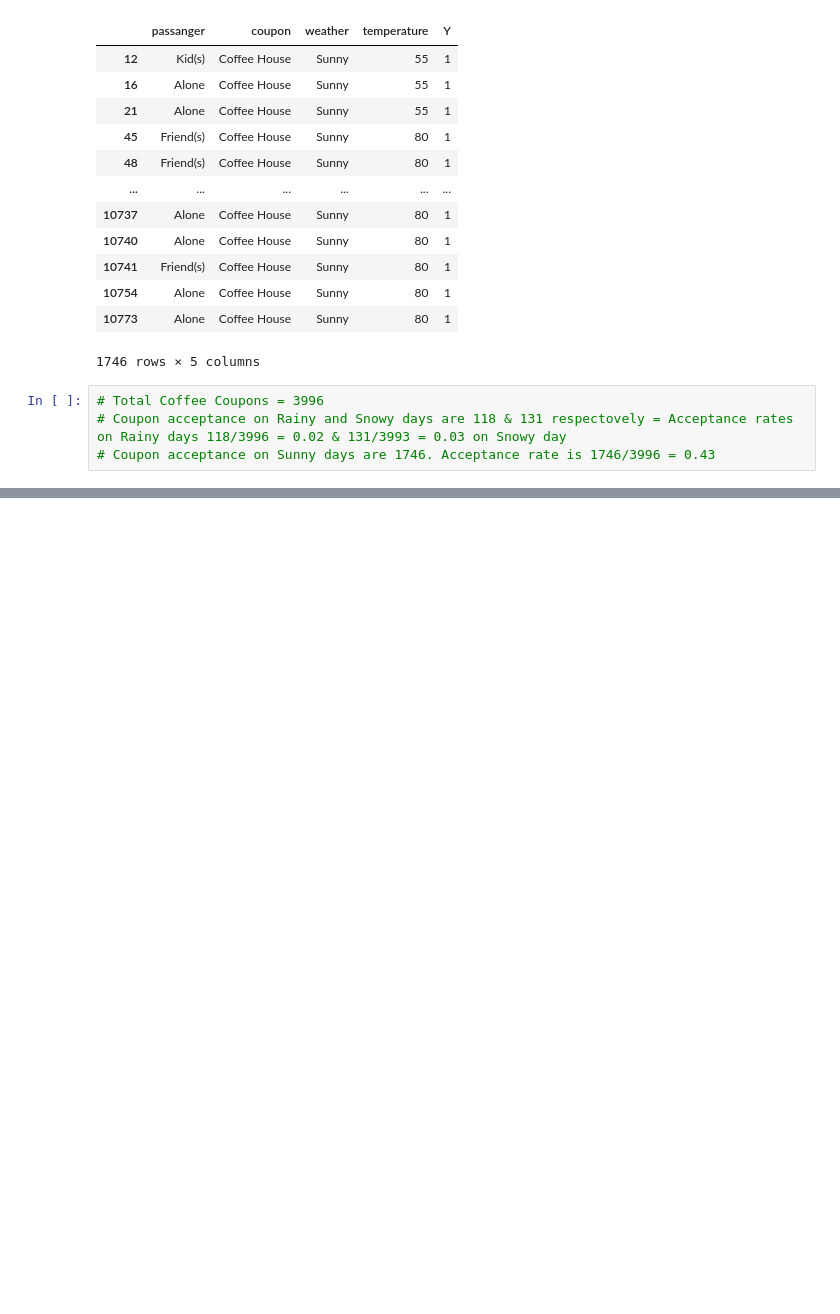
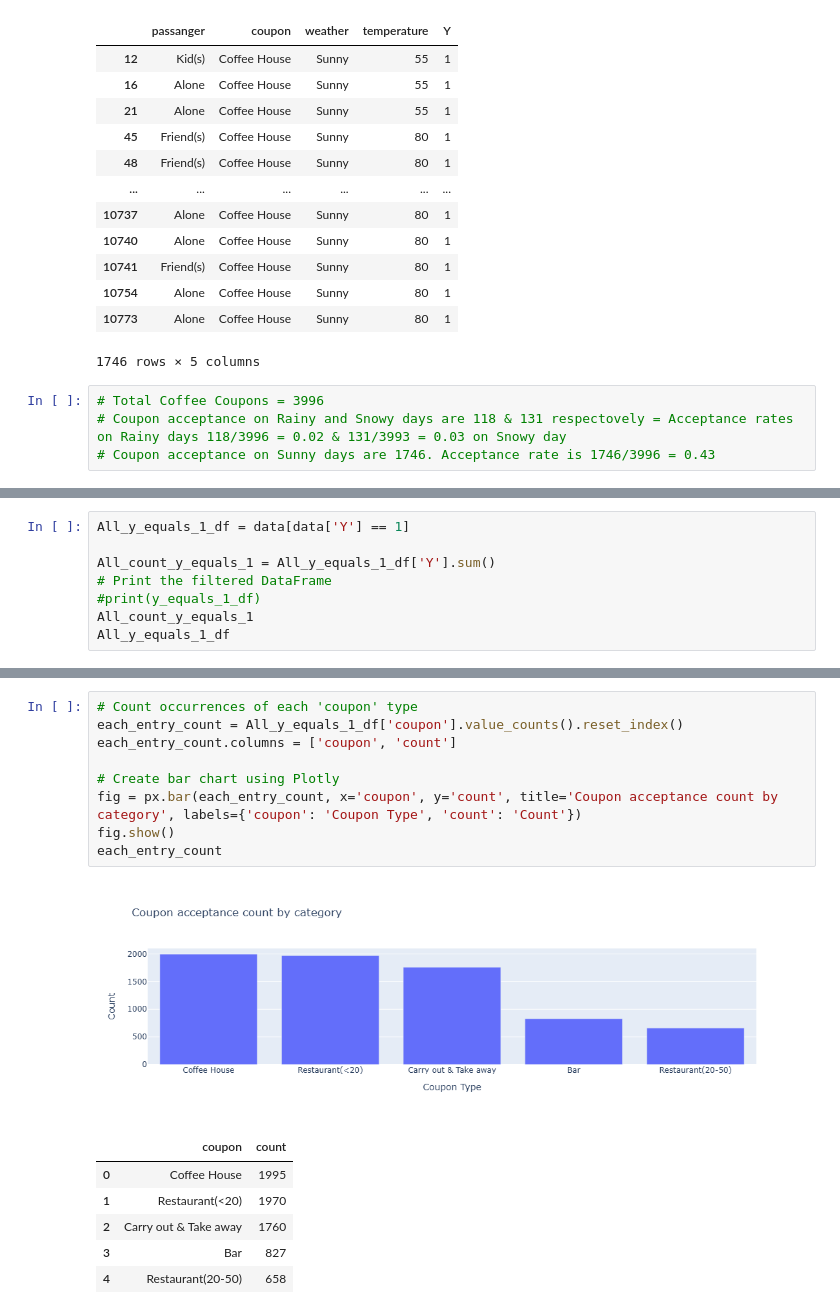
Before and after one commit to FarrukhKhan786a/splash, a Jupyter notebook: Farrukh_Khan_completed_assignment_5_1_starter/prompt.ipynb, the cells around one changed output, grey strips where cells are left out. Drawn from its saved outputs; the diff is of its cells as text; blank space fills up the shorter version.

```diff
--- a/Farrukh_Khan_completed_assignment_5_1_starter/prompt.ipynb
+++ b/Farrukh_Khan_completed_assignment_5_1_starter/prompt.ipynb
@@ -967,0 +1026,8 @@ Filtered DataFrame:
+# %%
+All_y_equals_1_df = data[data['Y'] == 1]
+
+All_count_y_equals_1 = All_y_equals_1_df['Y'].sum()
+# Print the filtered DataFrame
+#print(y_equals_1_df)
+All_count_y_equals_1
+All_y_equals_1_df
@@ -967,0 +1064,17 @@ Filtered DataFrame:
+# %%
+# Count occurrences of each 'coupon' type
+each_entry_count = All_y_equals_1_df['coupon'].value_counts().reset_index()
+each_entry_count.columns = ['coupon', 'count']
+
+# Create bar chart using Plotly
+fig = px.bar(each_entry_count, x='coupon', y='count', title='Coupon acceptance count by category', labels={'coupon': 'Coupon Type', 'count': 'Count'})
+fig.show()
+each_entry_count
+# %% [output]
+[figure, added]
+|  | coupon | count |
+| 0 | Coffee House | 1995 |
+| 1 | Restaurant(<20) | 1970 |
+| 2 | Carry out & Take away | 1760 |
+| 3 | Bar | 827 |
+| 4 | Restaurant(20-50) | 658 |
```
Also changed, not shown: parts of 12 cells of this notebook, 2 other files.
